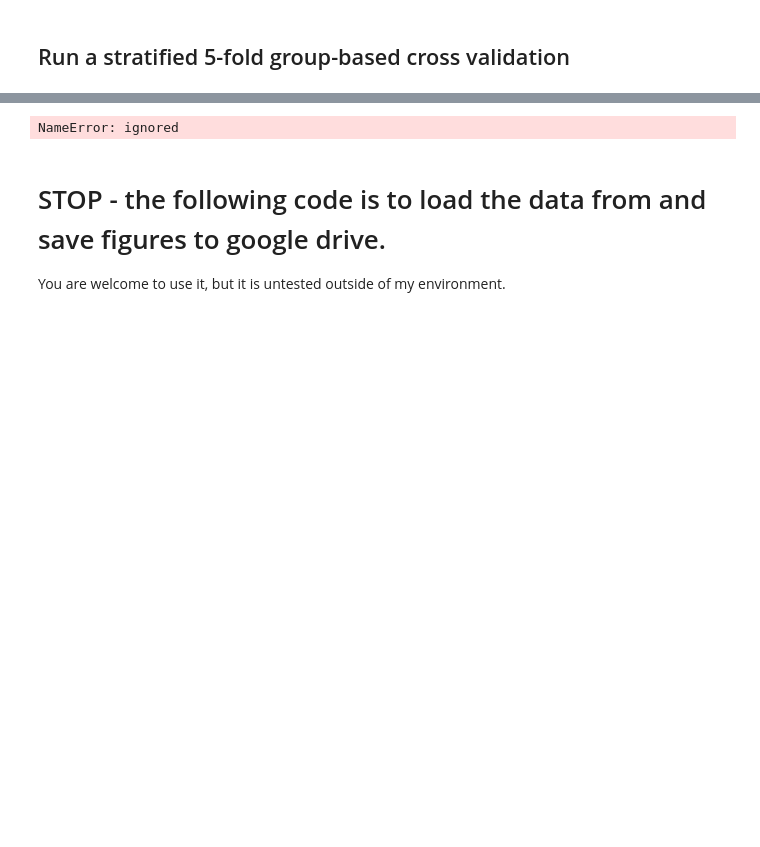
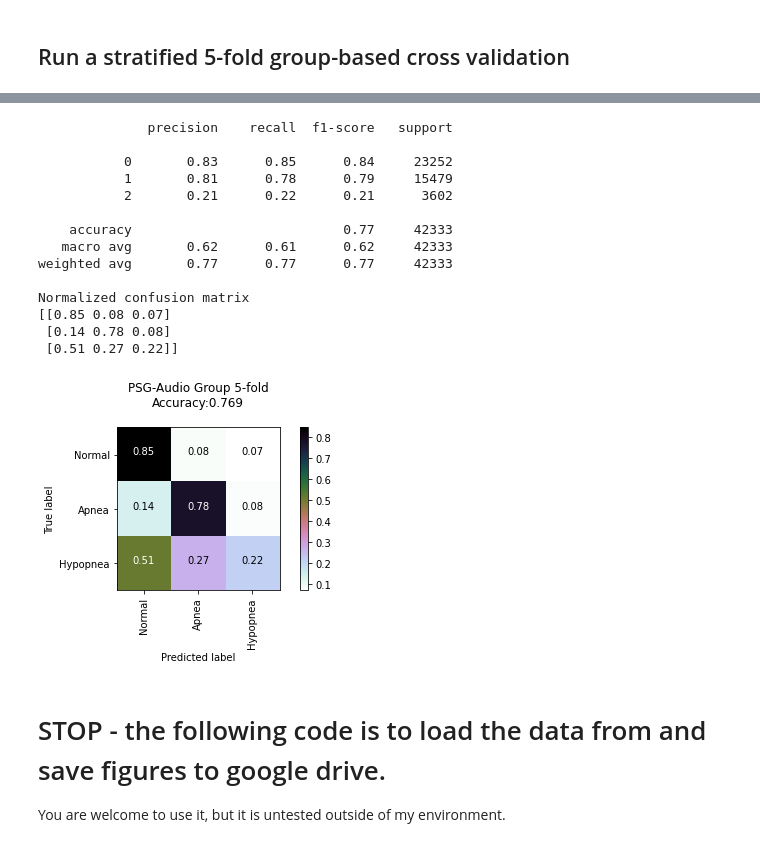
Before and after one commit to imics-lab/multi-output-psg, a Jupyter notebook: Resp_Evaluate_Model_PSG-Audio.ipynb, the cells around one changed output, grey strips where cells are left out. Saved outputs shown, nothing was run; the diff lists cells and outputs as text; code cells hidden in the pictures; blank space fills up the shorter version.

Commit message:
50 epoch, early stop < 30, macro f1 65%, needs tuning

```diff
--- a/Resp_Evaluate_Model_PSG-Audio.ipynb
+++ b/Resp_Evaluate_Model_PSG-Audio.ipynb
@@ -213,7 +213,7 @@ if interactive:
 # %%
 def train_model(model, X_train_dict, y_train_resp, X_valid_dict, y_valid_resp,
                 BATCH_SIZE = 64, #
-                NUM_EPOCHS = 3): # Max number run unless earlystopping callback fires
+                NUM_EPOCHS = 50): # Max number run unless earlystopping callback fires
 
     callback = EarlyStopping(monitor='val_loss', mode = 'min', patience=10)
     model.compile(loss="categorical_crossentropy", optimizer="adam", metrics=["accuracy"])
@@ -246,9 +246,3 @@ def train_model(model, X_train_dict, y_train_resp, X_valid_dict, y_valid_resp,
 #     # Note:  if you rerun this cell it continues to train the existing model
 #     history, model = train_4input_CNN_no_val(model, x_train_acc, x_train_bvp,
 #                                       x_train_eda, x_train_ptemp ,y_train,NUM_EPOCHS = 100)
-#     #show final training loss
-#     print("4 x 1D CNN Functional Model")
-#     plt.plot(history.history["loss"], label="Training Loss")
-#     plt.ylim([0,2.5]) #set limit - 1.2 has been a good value experimentally
-#     plt.legend()
-#     plt.show()
@@ -417,10 +248,0 @@ y_pred = model.predict(X_valid_dict)
-# %%
-enc = OneHotEncoder(handle_unknown = 'ignore', sparse=False)
-y_train_card = enc.fit_transform(y_train_dict['card'])
-y_valid_card = enc.transform(y_valid_dict['card'])
-
-y_train_resp = enc.fit_transform(y_train_dict['resp'])
-y_valid_resp = enc.transform(y_valid_dict['resp'])
-
-print(y_train_resp.shape)
-print(y_valid_resp.shape)
@@ -649,10 +438,6 @@ Total Training time = 0:18:13 HH:MM:SS
 # == Confusion matrix ==
 from sklearn.metrics import confusion_matrix
 import itertools
-
-#moved to evaluate function
-#y_pred = np.concatenate(y_pred_per_fold)
-#y_test = np.concatenate(y_test_per_fold)
 
 # print(classification_report(y_test, y_pred, target_names=class_names))
 print(classification_report(y_valid, y_pred))
@@ -669,36 +454,50 @@ def plot_confusion_matrix(cm, classes,
         """
         if normalize:
             cm = cm.astype('float') / cm.sum(axis=1)[:, np.newaxis]
             print("Normalized confusion matrix")
             print(np.array(cm).round(2)) # to limit digits
         else:
             print('Confusion matrix, without normalization')
             print(cm)
 
         plt.imshow(cm, interpolation='nearest', cmap=cmap)
         plt.title(title)
         plt.colorbar()
         tick_marks = np.arange(len(classes))
         plt.xticks(tick_marks, classes,rotation=90)
         plt.yticks(tick_marks, classes)
 
         fmt = '.2f' if normalize else 'd'
         thresh = cm.max() / 2.
         for i, j in itertools.product(range(cm.shape[0]), range(cm.shape[1])):
             plt.text(j, i, format(cm[i, j], fmt),
                      horizontalalignment="center",
                      color="white" if cm[i, j] > thresh else "black")
 
         plt.tight_layout()
         plt.ylabel('True label')
         plt.xlabel('Predicted label')
 title = 'PSG-Audio Group 5-fold\n'
 #title += "Predicting " + labels + " using " + ch_group + '\n'
-title += 'Accuracy:{0:.3f}'.format(accuracy_score(y_test, y_pred))+'\n'
-class_names = ['C0','C1','C2'] # placeholder for now
+title += 'Accuracy:{0:.3f}'.format(accuracy_score(y_valid, y_pred))+'\n'
+class_names = ['Normal','Apnea','Hypopnea'] # respiratory events
 plot_confusion_matrix(cm, classes=class_names, title=title, cmap='cubehelix_r')
 # %% [output]
-NameError: ignored
+              precision    recall  f1-score   support
+
+           0       0.83      0.85      0.84     23252
+           1       0.81      0.78      0.79     15479
+           2       0.21      0.22      0.21      3602
+
+    accuracy                           0.77     42333
+   macro avg       0.62      0.61      0.62     42333
+weighted avg       0.77      0.77      0.77     42333
+
+Normalized confusion matrix
+[[0.85 0.08 0.07]
+ [0.14 0.78 0.08]
+ [0.51 0.27 0.22]]
+[figure, added]
 # %% [markdown]
 # STOP - the following code is to load the data from and save figures to google drive.
 You are welcome to use it, but it is untested outside of my environment.
```
Also changed, not shown: parts of 9 cells of this notebook.
